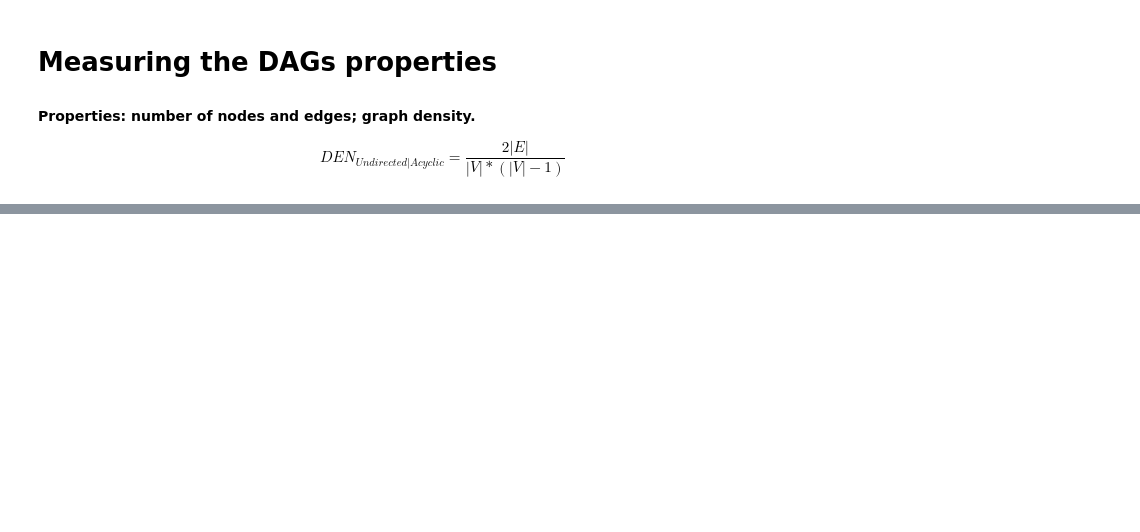
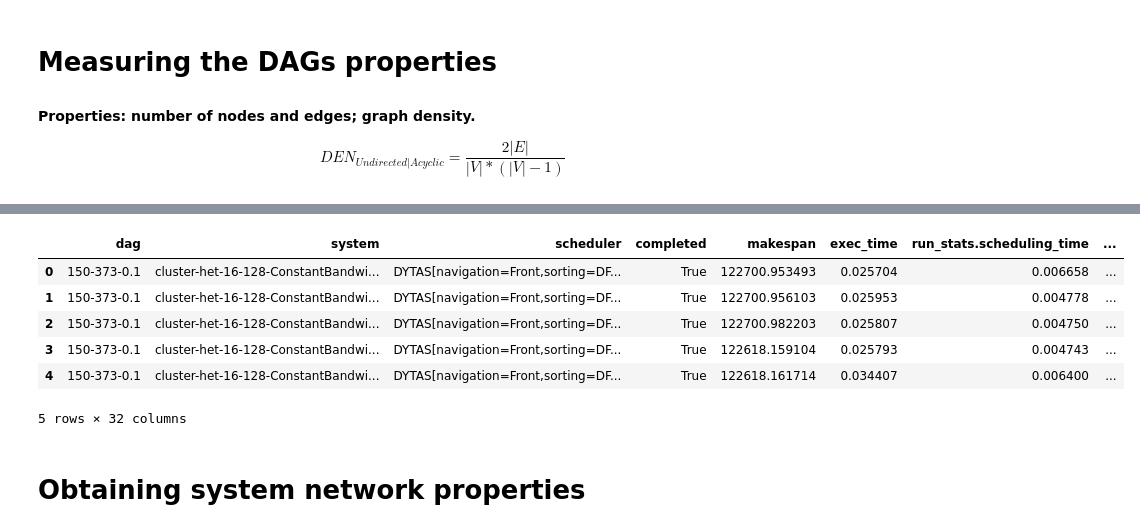
Before and after one commit to jisanos/dslab, a Jupyter notebook: dytas-benchmark/dytas-comparisons/analysis/pre-process-results.ipynb, the cells around one changed output, grey strips where cells are left out. Saved outputs shown, nothing was run; the diff lists cells and outputs as text; code cells hidden in the pictures; blank space fills up the shorter version.

```diff
--- a/dytas-benchmark/dytas-comparisons/analysis/pre-process-results.ipynb
+++ b/dytas-benchmark/dytas-comparisons/analysis/pre-process-results.ipynb
@@ -185,0 +333,4 @@ merged_df.to_csv("./data/{}.csv".format(base_filename), index=False)
+# %%
+df["processor_count"] = df["system_path"].apply(
+    lambda x: len(cached_systems[x]["resources"])
+)
@@ -185,0 +352,2 @@ merged_df.to_csv("./data/{}.csv".format(base_filename), index=False)
+# %%
+df["core_count"] = df["system_path"].apply(lambda x: sum([node["cores"] for node in cached_systems[x]["resources"]]))
@@ -185,0 +369,16 @@ merged_df.to_csv("./data/{}.csv".format(base_filename), index=False)
+# %%
+df["efficiency_processors"] = df.speedup / df.processor_count
+# %%
+df["efficiency_cores"] = df.speedup / df.core_count
+# %%
+df.head()
+# %% [output]
+|  | dag | system | scheduler | completed | makespan | exec_time | run_stats.scheduling_time | ... |
+| 0 | 150-373-0.1 | cluster-het-16-128-ConstantBandwi... | DYTAS[navigation=Front,sorting=DF... | True | 122700.953493 | 0.025704 | 0.006658 | ... |
+| 1 | 150-373-0.1 | cluster-het-16-128-ConstantBandwi... | DYTAS[navigation=Front,sorting=DF... | True | 122700.956103 | 0.025953 | 0.004778 | ... |
+| 2 | 150-373-0.1 | cluster-het-16-128-ConstantBandwi... | DYTAS[navigation=Front,sorting=DF... | True | 122700.982203 | 0.025807 | 0.004750 | ... |
+| 3 | 150-373-0.1 | cluster-het-16-128-ConstantBandwi... | DYTAS[navigation=Front,sorting=DF... | True | 122618.159104 | 0.025793 | 0.004743 | ... |
+| 4 | 150-373-0.1 | cluster-het-16-128-ConstantBandwi... | DYTAS[navigation=Front,sorting=DF... | True | 122618.161714 | 0.034407 | 0.006400 | ... |
+5 rows × 32 columns
+# %% [markdown]
+# Obtaining system network properties
```
Also changed, not shown: parts of 68 cells of this notebook, 4 other files.
